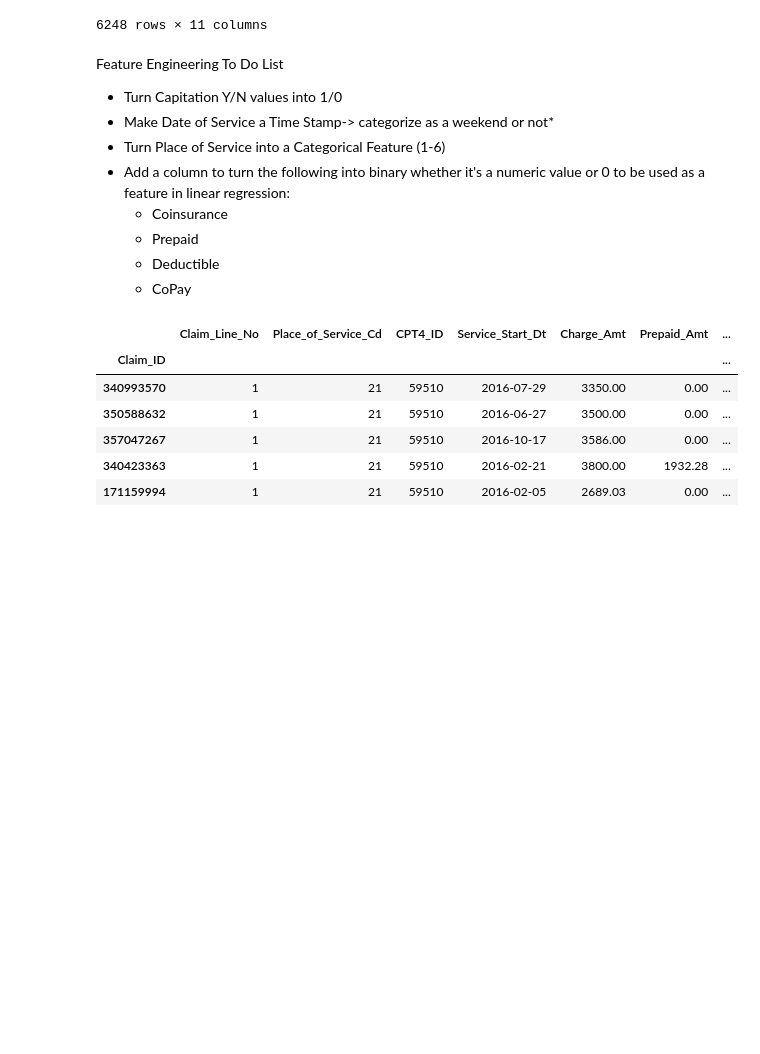
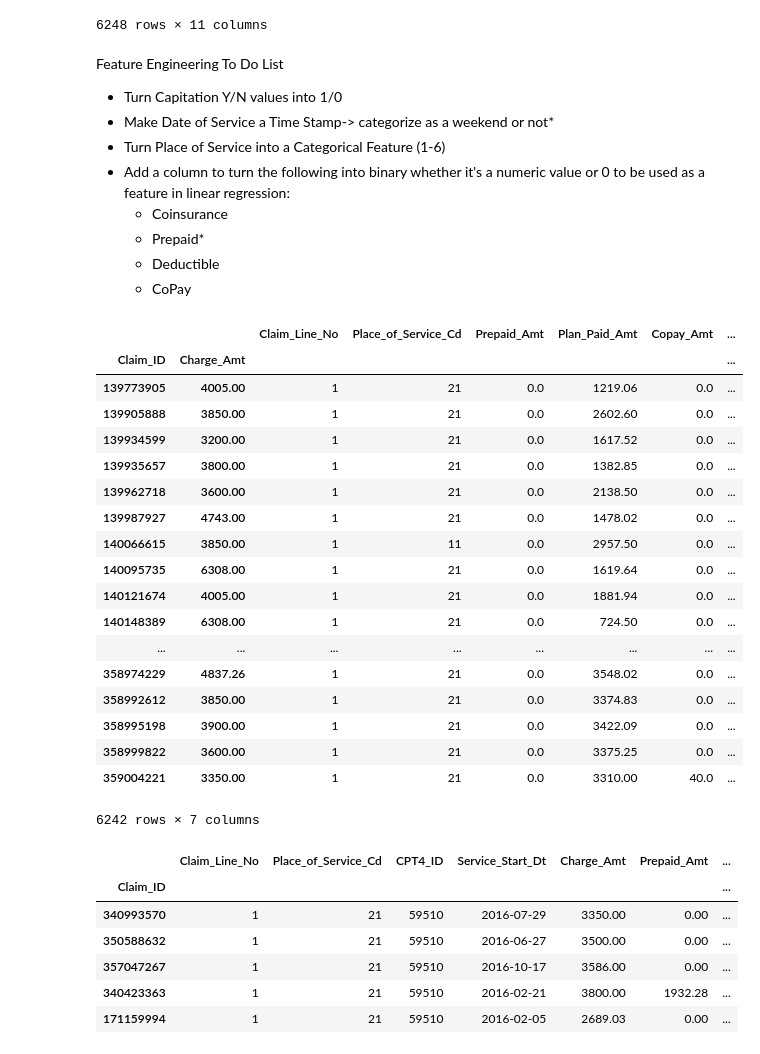
Before and after one commit to jlhewitt/Healthcare-Claim-Analysis, a Jupyter notebook: Save_For_Later/Data_Pipeline.ipynb, the cells around one changed output. Drawn from its saved outputs; the diff is of its cells as text; code cells hidden in the pictures; blank space fills up the shorter version.

Commit message:
Summarized

```diff
--- a/Save_For_Later/Data_Pipeline.ipynb
+++ b/Save_For_Later/Data_Pipeline.ipynb
@@ -259,8 +259,31 @@ Feature Engineering To Do List
 * Turn Place of Service into a Categorical Feature (1-6)
 * Add a column to turn the following into binary whether it's a numeric value or 0 to be used as a feature in linear regression:
     * Coinsurance
-    * Prepaid
+    * Prepaid*
     * Deductible
     * CoPay
+# %%
+summarized_CPT4_df = simplified_CPT4_df.groupby(['Claim_ID', 'Charge_Amt']).sum()
+summarized_CPT4_df
+# %% [output]
+|  |  | Claim_Line_No | Place_of_Service_Cd | Prepaid_Amt | Plan_Paid_Amt | Copay_Amt | ... |
+| Claim_ID | Charge_Amt |  |  |  |  |  | ... |
+| 139773905 | 4005.00 | 1 | 21 | 0.0 | 1219.06 | 0.0 | ... |
+| 139905888 | 3850.00 | 1 | 21 | 0.0 | 2602.60 | 0.0 | ... |
+| 139934599 | 3200.00 | 1 | 21 | 0.0 | 1617.52 | 0.0 | ... |
+| 139935657 | 3800.00 | 1 | 21 | 0.0 | 1382.85 | 0.0 | ... |
+| 139962718 | 3600.00 | 1 | 21 | 0.0 | 2138.50 | 0.0 | ... |
+| 139987927 | 4743.00 | 1 | 21 | 0.0 | 1478.02 | 0.0 | ... |
+| 140066615 | 3850.00 | 1 | 11 | 0.0 | 2957.50 | 0.0 | ... |
+| 140095735 | 6308.00 | 1 | 21 | 0.0 | 1619.64 | 0.0 | ... |
+| 140121674 | 4005.00 | 1 | 21 | 0.0 | 1881.94 | 0.0 | ... |
+| 140148389 | 6308.00 | 1 | 21 | 0.0 | 724.50 | 0.0 | ... |
+| ... | ... | ... | ... | ... | ... | ... | ... |
+| 358974229 | 4837.26 | 1 | 21 | 0.0 | 3548.02 | 0.0 | ... |
+| 358992612 | 3850.00 | 1 | 21 | 0.0 | 3374.83 | 0.0 | ... |
+| 358995198 | 3900.00 | 1 | 21 | 0.0 | 3422.09 | 0.0 | ... |
+| 358999822 | 3600.00 | 1 | 21 | 0.0 | 3375.25 | 0.0 | ... |
+| 359004221 | 3350.00 | 1 | 21 | 0.0 | 3310.00 | 40.0 | ... |
+6242 rows × 7 columns
 # %%
 simplified_CPT4_df['Prepaid_or_not'] = (simplified_CPT4_df['Prepaid_Amt'] > 0).astype(int)
```
Also changed, not shown: parts of 1 cell of this notebook.
